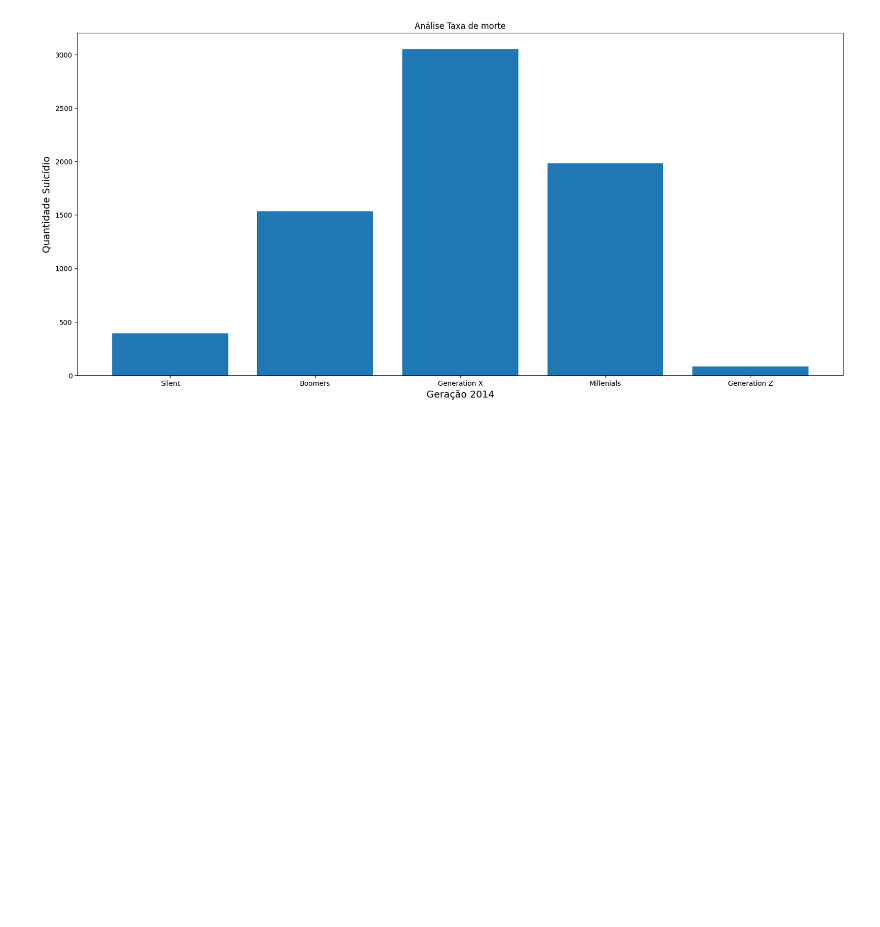
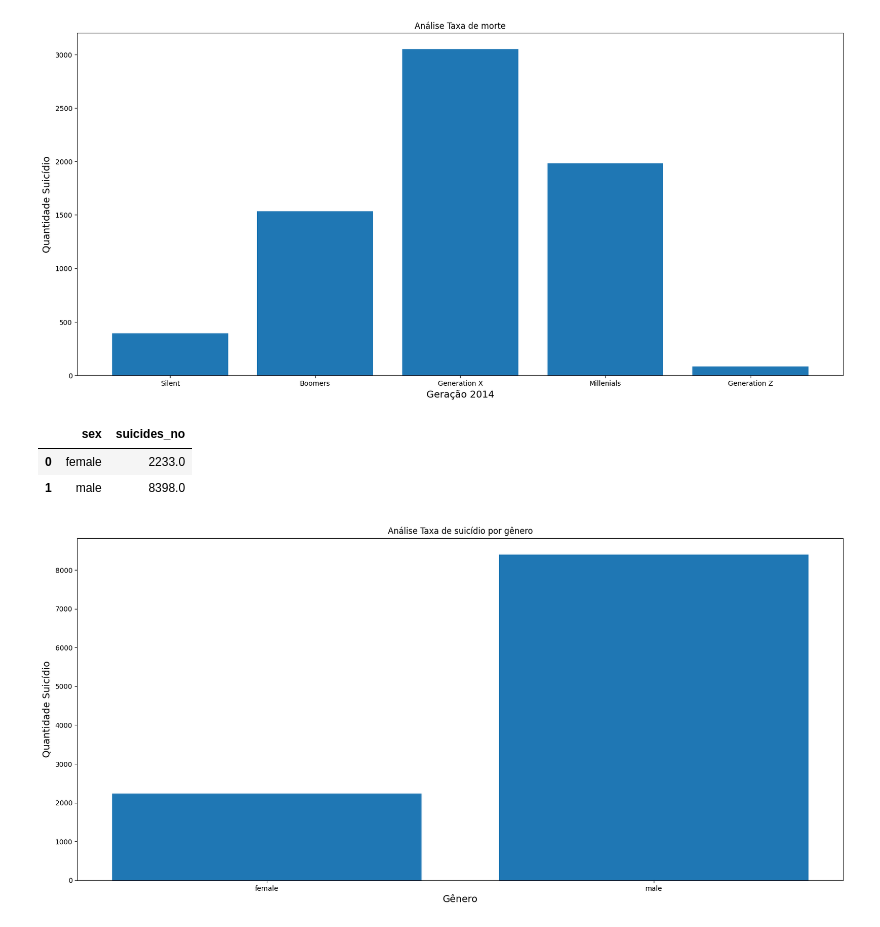
Before and after one commit to vitorhssouza/-Suicide-Rate-Project, a Jupyter notebook: taxa_suicidio.ipynb, the cells around one changed output. Cells and saved outputs as stored; diff of their text form; code cells hidden in the pictures; blank space fills up the shorter version.

Commit message:
fazendo análise por idade e genêneos que cometeram suicídio

```diff
--- a/taxa_suicidio.ipynb
+++ b/taxa_suicidio.ipynb
@@ -209,3 +211,22 @@ plt.ylabel('Quantidade Suicídio', fontsize=14)
 plt.xlabel('Geração 2014', fontsize=14);
 # %% [output]
 [figure]
+# %%
+# Verificando qual genero que cometeu mais suicídio
+
+sexo = analise_geracoes[['sex', 'suicides_no']].groupby(by=['sex']).sum().reset_index()
+sexo
+# %% [output]
+|  | sex | suicides_no |
+| 0 | female | 2233.0 |
+| 1 | male | 8398.0 |
+# %%
+# Plotando análise de taxa de suicídio por gênero
+
+plt.figure(figsize=(20, 9))
+plt.title('Análise Taxa de suicídio por gênero')
+plt.bar(sexo['sex'], sexo['suicides_no'])
+plt.ylabel('Quantidade Suicídio', fontsize=14)
+plt.xlabel('Gênero', fontsize=14);
+# %% [output]
+[figure, added]
```
Also changed, not shown: parts of 3 cells of this notebook.
